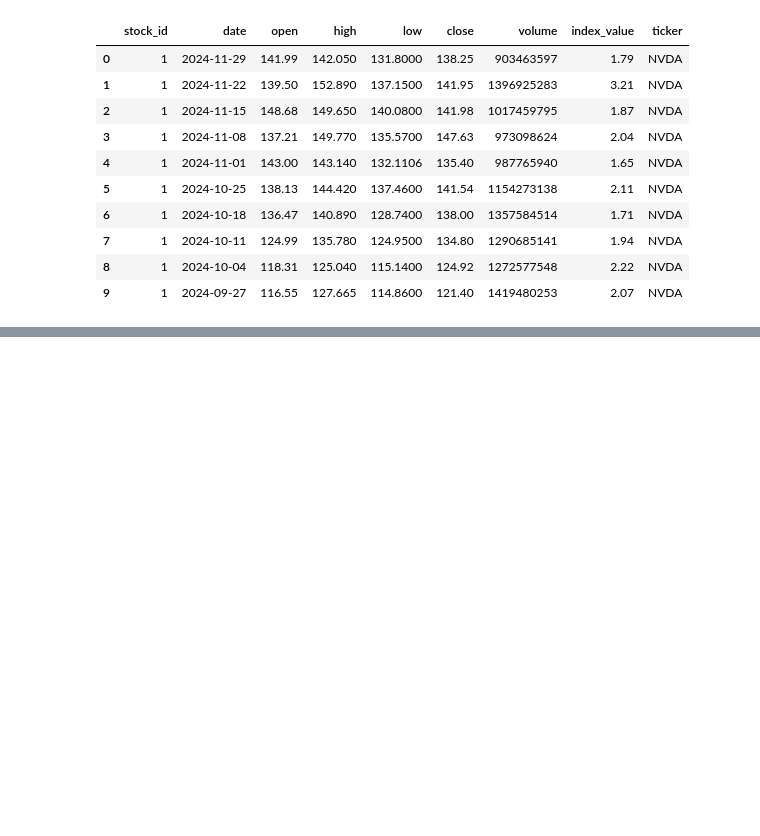
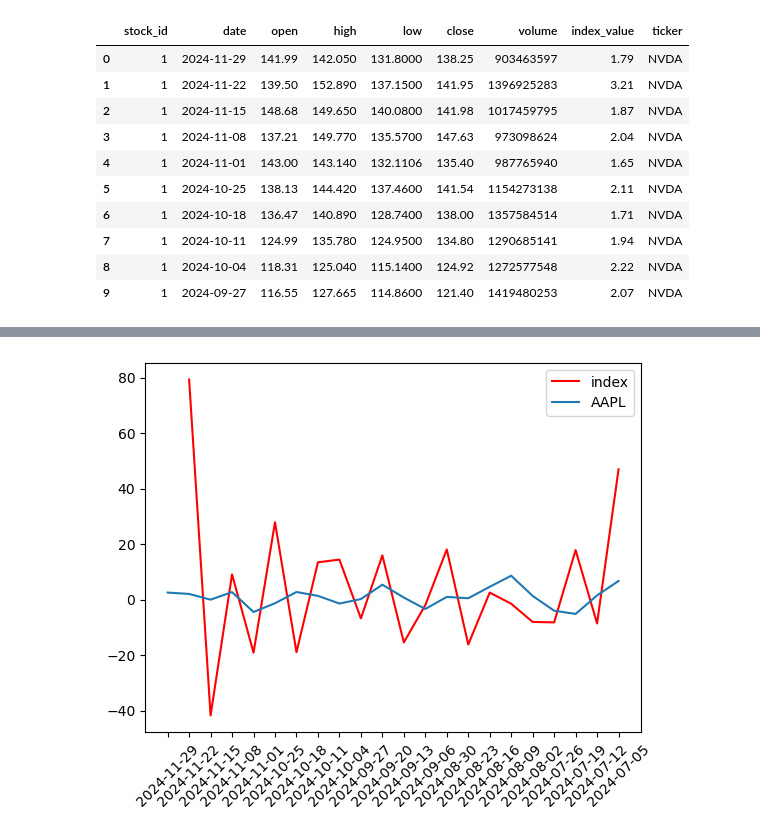
Before and after one commit to nicklo0531/si206_final_project, a Jupyter notebook: FINAL/visualization.ipynb, the cells around one changed output, grey strips where cells are left out. Cells and saved outputs as stored; diff of their text form; code cells hidden in the pictures; blank space fills up the shorter version.

```diff
--- a/FINAL/visualization.ipynb
+++ b/FINAL/visualization.ipynb
@@ -82,0 +126,16 @@ for i in ls:
+# %%
+# VISUALIZATION 1
+# df dict
+df_dict = {'NVDA': filtered_nvda_joined_df, 'AAPL': filtered_aapl_joined_df, 'MSFT': filtered_msft_joined_df, 'META': filtered_meta_joined_df, 'AMZN': filtered_amzn_joined_df}
+
+# company_symbol: NVDA, AAPL, MSFT, AMZN, META
+def graph_index_stock(company_symbol):
+    if company_symbol in df_dict:
+        df = df_dict[company_symbol]
+        plt.plot(df['date'], df['percentage_growth_index'], color='red')
+        plt.plot(df['date'], df['percentage_growth_stock'])
+        plt.legend(['index', company_symbol])
+        plt.xticks(rotation=45)
+graph_index_stock('AAPL')
+# %% [output]
+[figure, added]
```
Also changed, not shown: parts of 14 cells of this notebook, 2 other files.
